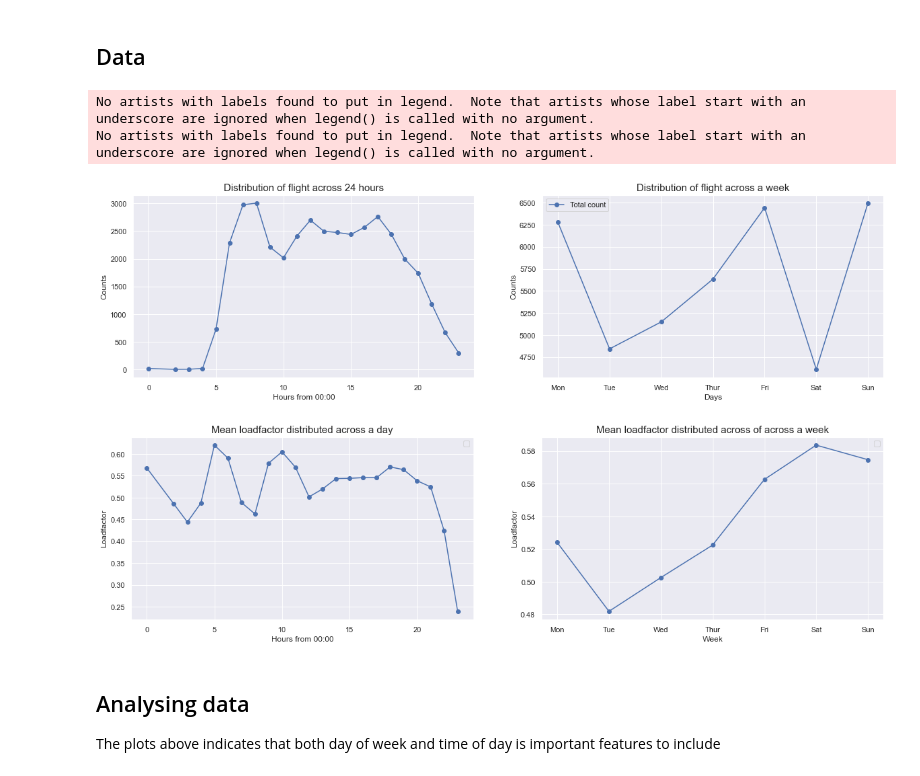
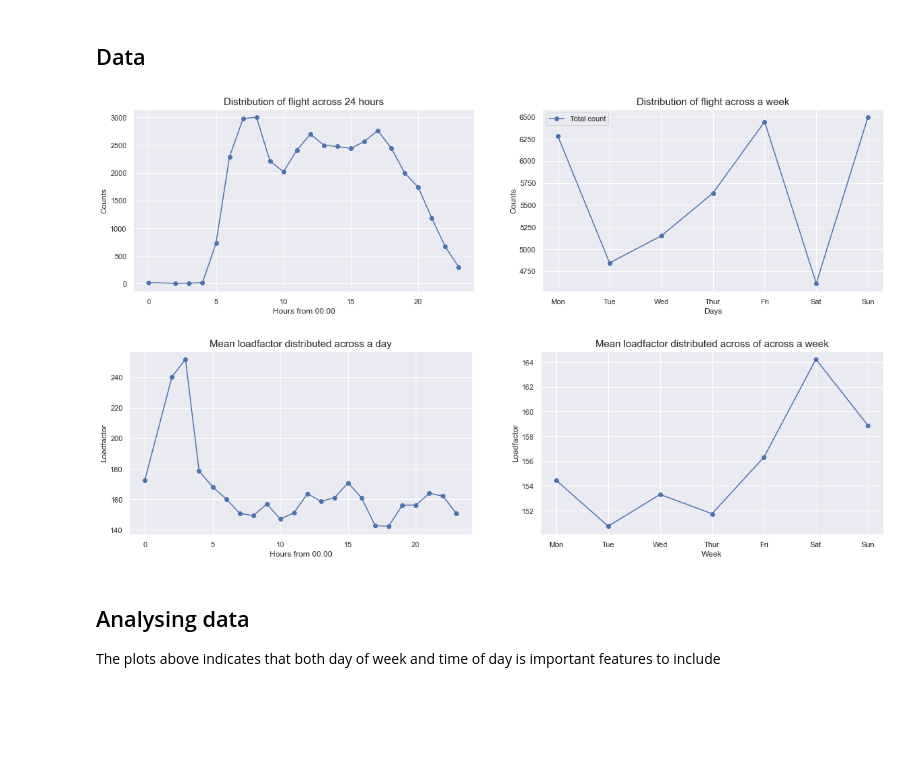
Before and after one commit to MatildeDP/ComputationalDataAnalysisProject, a Jupyter notebook: trees_modified.ipynb, the cells around one changed output. Cells and saved outputs as stored; diff of their text form; code cells hidden in the pictures; blank space fills up the shorter version.

```diff
--- a/trees_modified.ipynb
+++ b/trees_modified.ipynb
@@ -57,40 +75,38 @@ ax[0].set_ylabel('Counts')
 
 ax[1].plot(data.groupby(data["ScheduleTime"].dt.weekday).count().LoadFactor, 'o-', label = 'Total count')
 ax[1].set_title('Distribution of flight across a week', fontsize = 15)
 ax[1].set_xlabel('Days')
 ax[1].set_xticks(np.arange(0,7), ['Mon', 'Tue', 'Wed', 'Thur', 'Fri', 'Sat', 'Sun'])
 ax[1].set_ylabel('Counts')
 ax[1].legend()
 
 ################################
 
 fig, ax = plt.subplots(1,2, figsize = (20,5))
 
 
-ax[0].plot(data.groupby(data["ScheduleTime"].dt.hour).mean().LoadFactor, 'o-')
+ax[0].plot(data.groupby(data["ScheduleTime"].dt.hour).mean().SeatCapacity, 'o-')
 ax[0].set_title('Mean loadfactor distributed across a day', fontsize = 15)
 ax[0].set_xlabel('Hours from 00:00')
 #ax[1].set_xticks(np.arange(0,7), ['Mon', 'Tue', 'Wed', 'Thur', 'Fri', 'Sat', 'Sun'])
 ax[0].set_ylabel('Loadfactor')
-ax[0].legend()
+#ax[0].legend()
 
 
-ax[1].plot(data.groupby(data["ScheduleTime"].dt.weekday).mean().LoadFactor, 'o-')
+ax[1].plot(data.groupby(data["ScheduleTime"].dt.weekday).mean().SeatCapacity, 'o-')
 ax[1].set_title('Mean loadfactor distributed across of across a week', fontsize = 15)
 ax[1].set_xlabel('Week')
 ax[1].set_xticks(np.arange(0,7), ['Mon', 'Tue', 'Wed', 'Thur', 'Fri', 'Sat', 'Sun'])
 ax[1].set_ylabel('Loadfactor')
-ax[1].legend()
+#ax[1].legend()
 
 
 
 
 plt.show()
 # %% [output]
-No artists with labels found to put in legend.  Note that artists whose label start with an underscore are ignored when legend() is called with no argument.
-No artists with labels found to put in legend.  Note that artists whose label start with an underscore are ignored when legend() is called with no argument.
 [figure]
-[figure, old version]
+[figure, new version]
 # %% [markdown]
 ## Analysing data
 
```
Also changed, not shown: parts of 24 cells of this notebook.
